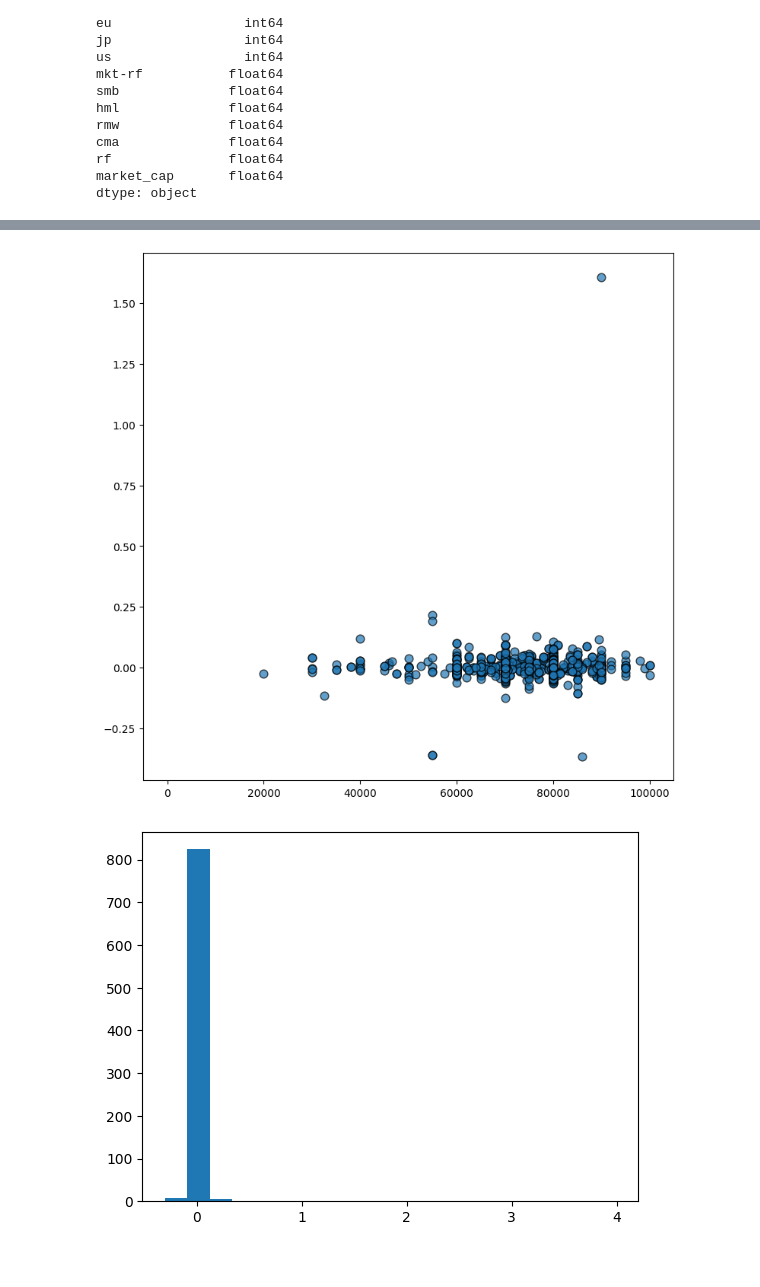
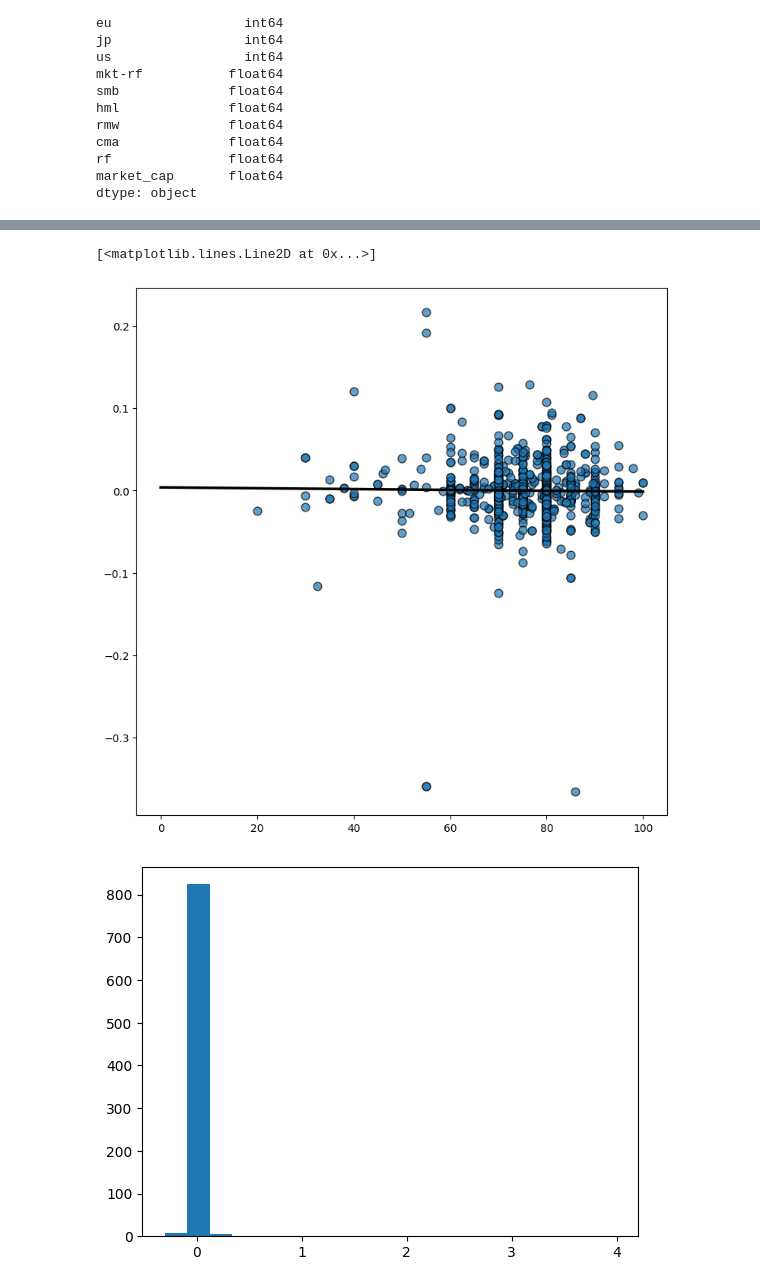
Before and after one commit to c0nn0rstevens/video-game-review-scores-returns-thesis, a Jupyter notebook: cross_sectional_regressions.ipynb, the cells around one changed output, grey strips where cells are left out. Saved outputs shown, nothing was run; the diff lists cells and outputs as text; code cells hidden in the pictures.

Commit message:
Add density and scatter plots

```diff
--- a/cross_sectional_regressions.ipynb
+++ b/cross_sectional_regressions.ipynb
@@ -190,26 +258,28 @@ strong multicollinearity problems or that the design matrix is singular.
 # %%
 # Generate data
-x = games_returns_release_df['medianScore']
-y = np.log(games_returns_release_df['excess_return'] + 1)
+data_df = games_returns_release_df[(games_returns_release_df['excess_return'] < 3.5) & (games_returns_release_df['numReviews'] > 10)]
+x = data_df['medianScore']
+y = np.log(data_df['excess_return'] + 1)
 
 # Initialize layout
 fig, ax = plt.subplots(figsize = (9, 9))
 
 # Add scatterplot
 ax.scatter(x, y, s=60, alpha=0.7, edgecolors="k")
 
 # Fit linear regression via least squares with numpy.polyfit
 # It returns an slope (b) and intercept (a)
 # deg=1 means linear fit (i.e. polynomial of degree 1)
 b, a = np.polyfit(x, y, deg=1)
 
 # Create sequence of 100 numbers from 0 to 100
-xseq = np.linspace(0, 10, num=100)
+xseq = np.linspace(0, max(x), num=100)
 
 # Plot regression line
-ax.plot(xseq, a + b * xseq, color="k", lw=2.5);
+ax.plot(xseq, a + b * xseq, color="k", lw=2.5)
 # %% [output]
+[<matplotlib.lines.Line2D at 0x...>]
-[figure, old version]
+[figure, new version]
 # %%
 plt.hist(games_returns_release_df['excess_return'], bins = 20)
 plt.show()
```
Also changed, not shown: parts of 10 cells of this notebook.
